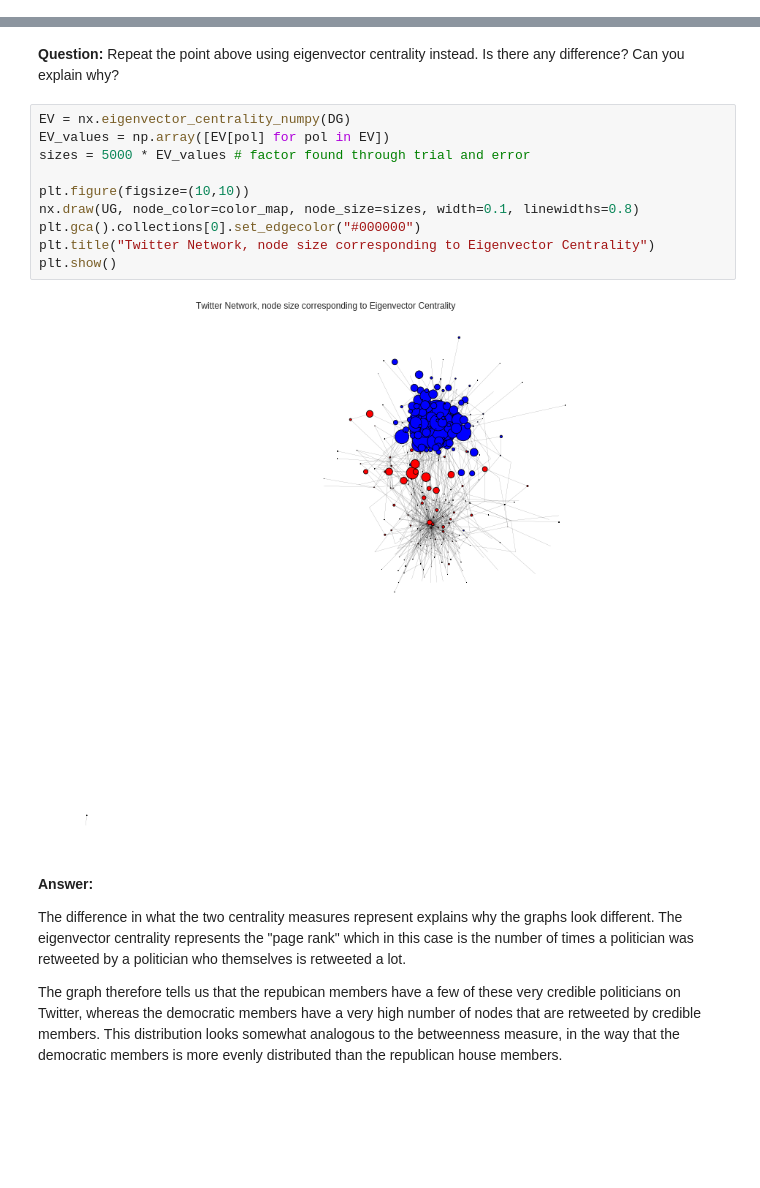
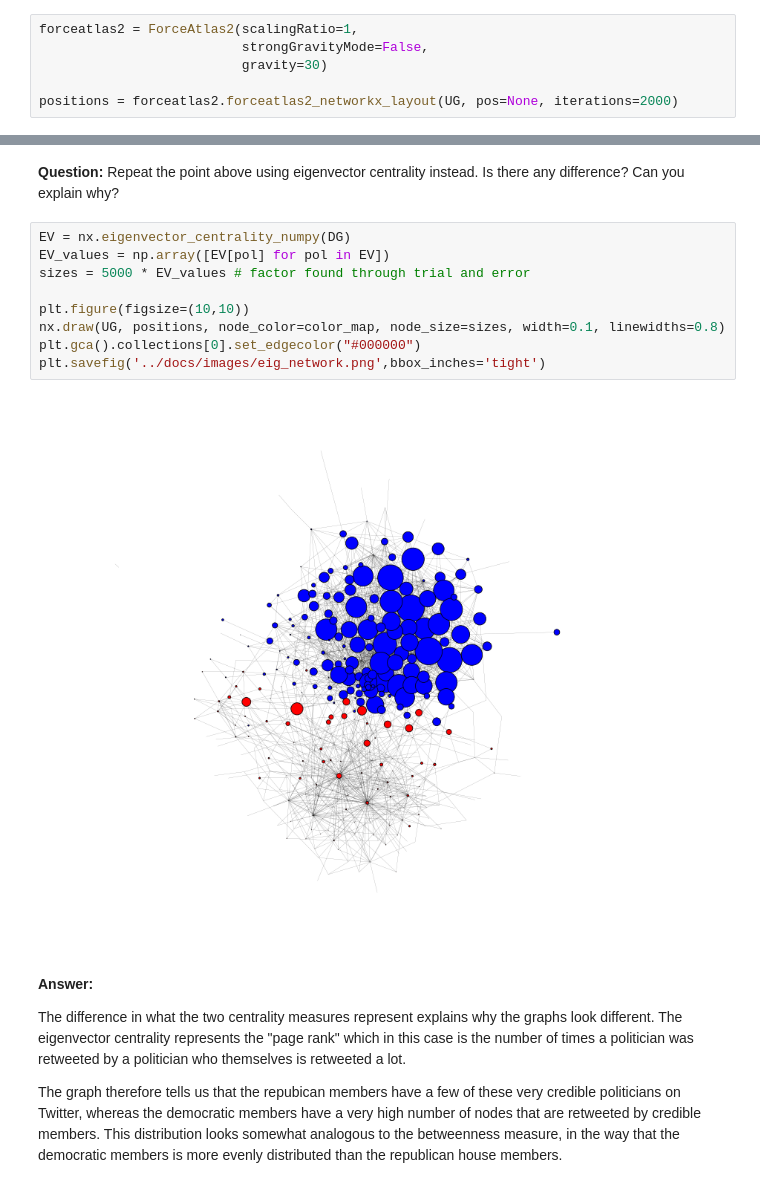
Before and after one commit to rflperry/socialgraphs2018, a Jupyter notebook: assignment2/analysis.ipynb, the cells around one changed output, grey strips where cells are left out. Drawn from its saved outputs; the diff is of its cells as text; blank space fills up the shorter version.

```diff
--- a/assignment2/analysis.ipynb
+++ b/assignment2/analysis.ipynb
@@ -100,0 +103,6 @@ for p in politicians:
+# %%
+forceatlas2 = ForceAtlas2(scalingRatio=1,
+                          strongGravityMode=False,
+                          gravity=30)
+
+positions = forceatlas2.forceatlas2_networkx_layout(UG, pos=None, iterations=2000)
@@ -133,15 +147,14 @@ Repeat the point above using eigenvector centrality instead. Is there any differ
 # %%
 EV = nx.eigenvector_centrality_numpy(DG)
 EV_values = np.array([EV[pol] for pol in EV])
 sizes = 5000 * EV_values # factor found through trial and error
 
 plt.figure(figsize=(10,10))
-nx.draw(UG, node_color=color_map, node_size=sizes, width=0.1, linewidths=0.8)
+nx.draw(UG, positions, node_color=color_map, node_size=sizes, width=0.1, linewidths=0.8)
 plt.gca().collections[0].set_edgecolor("#000000")
-plt.title("Twitter Network, node size corresponding to Eigenvector Centrality")
-plt.show()
+plt.savefig('../docs/images/eig_network.png',bbox_inches='tight')
 # %% [output]
-[figure, old version]
+[figure, new version]
 # %% [markdown]
 **Answer:**
 
```
Also changed, not shown: parts of 20 cells of this notebook, 23 other files.
